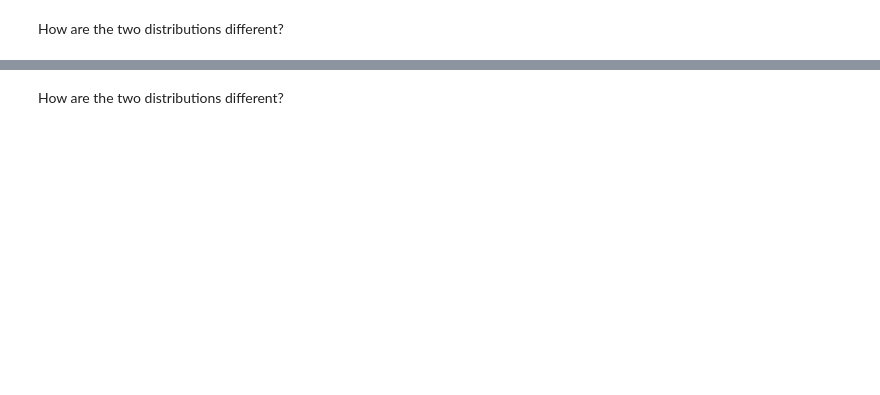
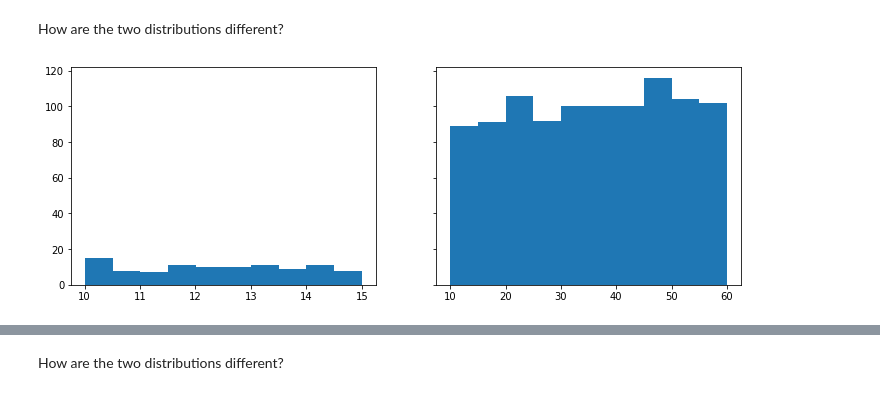
Before and after one commit to ta-data-pt-rmt/lab-prob-distributions, a Jupyter notebook: your-code/continuous.ipynb, the cells around one changed output, grey strips where cells are left out. Saved outputs shown, nothing was run; the diff lists cells and outputs as text; code cells hidden in the pictures; blank space fills up the shorter version.

```diff
--- a/your-code/continuous.ipynb
+++ b/your-code/continuous.ipynb
@@ -47,2 +56,8 @@ Your output should look like below:
+# %%
+# your code here
+def random_values(bottom,ceiling,count):
+    x = uniform.rvs(size=count)
+    randoms  = bottom + (ceiling-bottom)*x
+    return randoms
 # %% [markdown]
 How are the two distributions different?
@@ -50,0 +64,8 @@ How are the two distributions different?
+# %%
+# your answer here:
+fig, (ax1, ax2) = plt.subplots(1, 2, figsize=(12,4),sharey=True)
+ax1.hist(random_values(10,15,100),10)
+ax2.hist(random_values(10,60,1000),10)
+plt.show()
+# %% [output]
+[figure, added]
```
Also changed, not shown: parts of 22 cells of this notebook, 1 other file.
